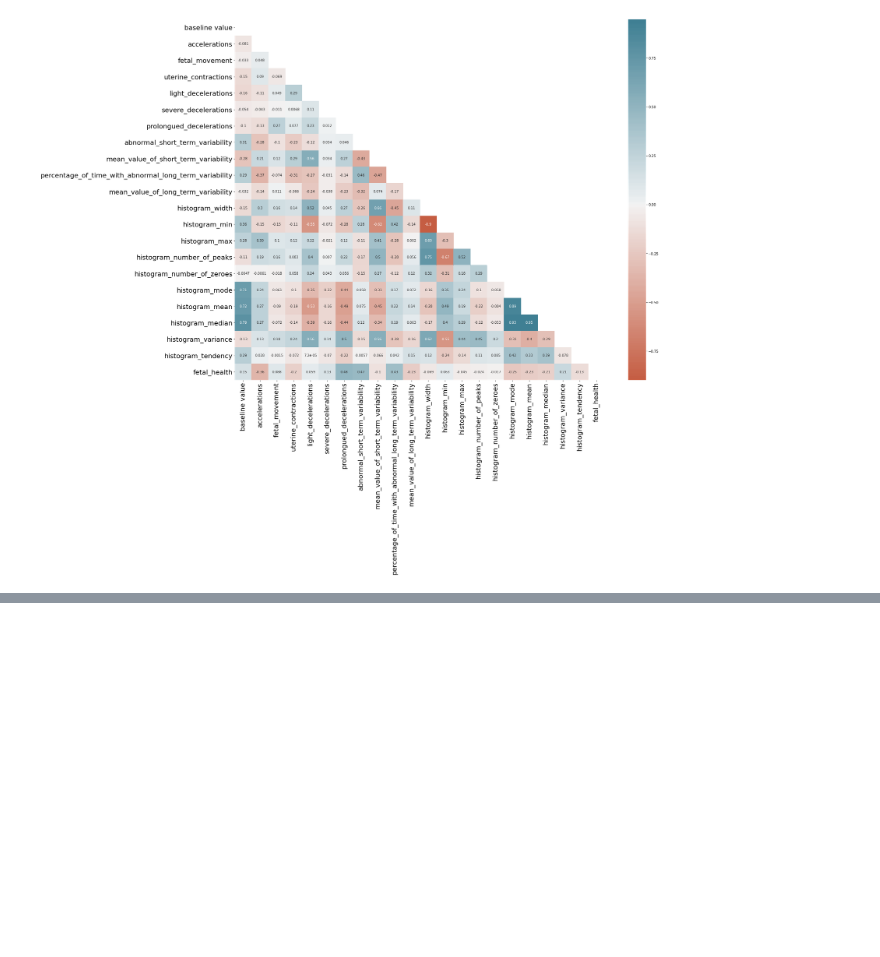
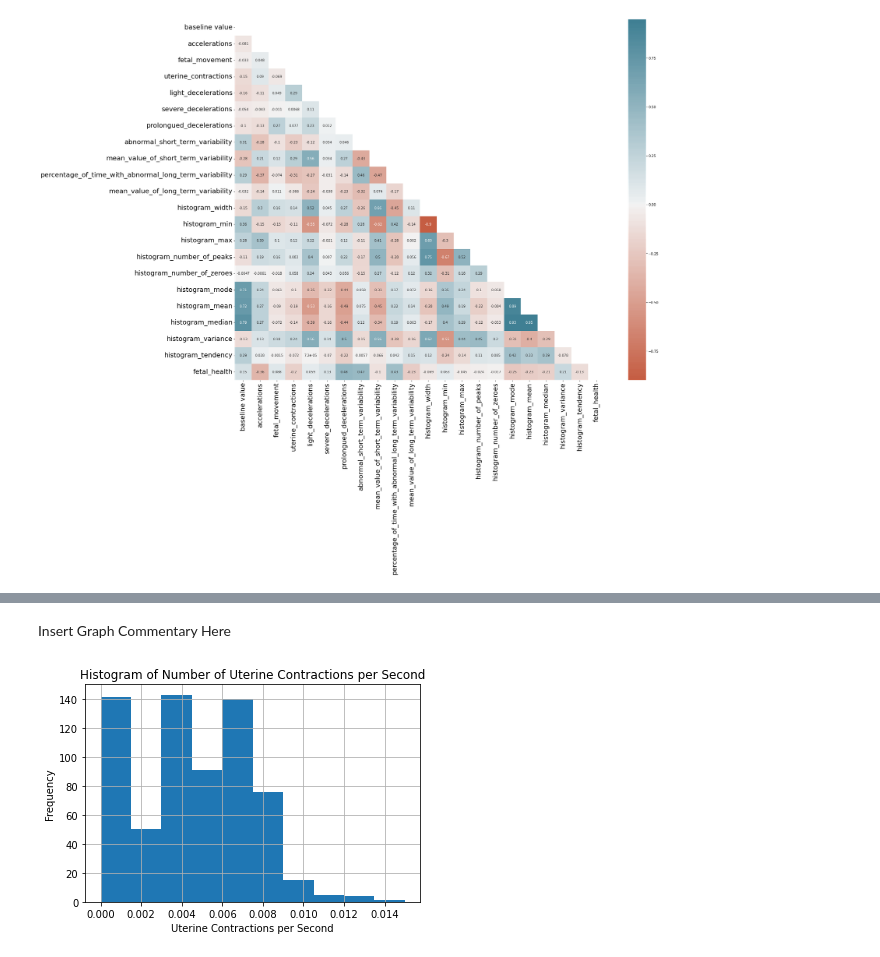
Before and after one commit to halepino/FetalHealth_PredictiveAnalytics, a Jupyter notebook: FetalHealth_FigueroaSchwartzwald.ipynb, the cells around one changed output, grey strips where cells are left out. Cells and saved outputs as stored; diff of their text form; code cells hidden in the pictures; blank space fills up the shorter version.

```diff
--- a/FetalHealth_FigueroaSchwartzwald.ipynb
+++ b/FetalHealth_FigueroaSchwartzwald.ipynb
@@ -47,0 +123,11 @@ sns.heatmap(data.corr(),
+# %% [markdown]
+Insert Graph Commentary Here
+# %%
+# "uterine_contractions" histogram
+fetal_health['uterine_contractions'].hist(bins=10, density=True)
+plt.title("Histogram of Number of Uterine Contractions per Second")
+plt.xlabel("Uterine Contractions per Second")
+plt.ylabel("Frequency")
+plt.show()
+# %% [output]
+[figure, added]
```
Also changed, not shown: parts of 84 cells of this notebook.
